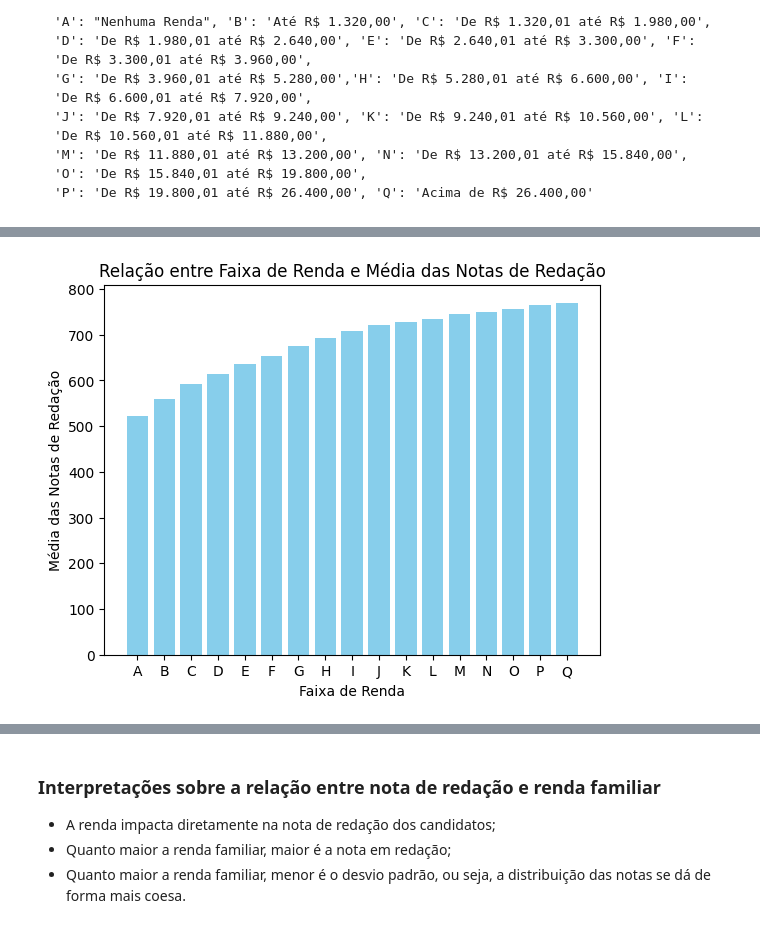
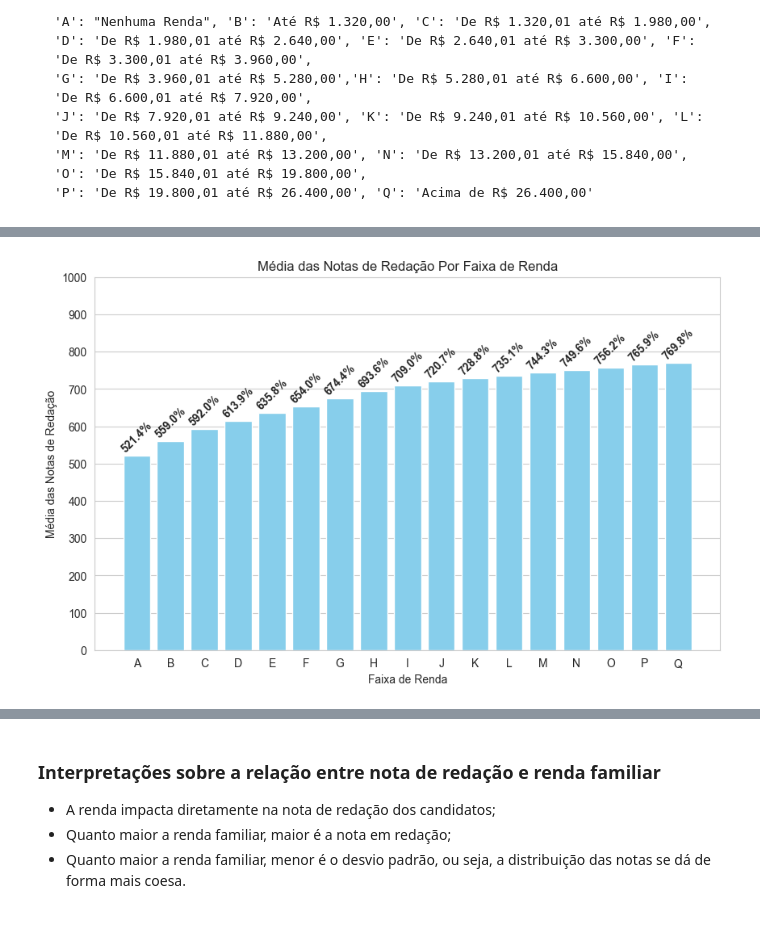
Before and after one commit to osamuelmarlon/analise_exploratoria_enem, a Jupyter notebook: analise_exploratoria_enem.ipynb, the cells around one changed output, grey strips where cells are left out. Drawn from its saved outputs; the diff is of its cells as text; code cells hidden in the pictures.

```diff
--- a/analise_exploratoria_enem.ipynb
+++ b/analise_exploratoria_enem.ipynb
@@ -365,12 +370,17 @@ dtype: object
 # %%
 # Gráfico de barras da média das notas de redação por faixa de renda familiar
 media_redacao_renda = colunas_redacao_renda.groupby('Q006')['NU_NOTA_REDACAO'].mean()
-
+plt.figure(figsize=(10, 6))
 plt.bar(media_redacao_renda.index, media_redacao_renda.values, color='skyblue')
 plt.xlabel('Faixa de Renda')
 plt.ylabel('Média das Notas de Redação')
-plt.title('Relação entre Faixa de Renda e Média das Notas de Redação')
-#plt.xticks(rotation=90)
+plt.title('Média das Notas de Redação Por Faixa de Renda')
+plt.ylim(0, 1000)
+plt.yticks(range(0, 1100, 100))
+plt.grid(axis = 'x')
+for i, v in enumerate(media_redacao_renda):
+    plt.text(i, v + 10, f'{v:.1f}%', ha='center', fontweight='bold', rotation=45)  # v+10 Coloca o valor da porcentagem 10 unidade acima da barra
+
 plt.show()
 # %% [output]
-[figure, old version]
+[figure, new version]
```
Also changed, not shown: parts of 20 cells of this notebook.
